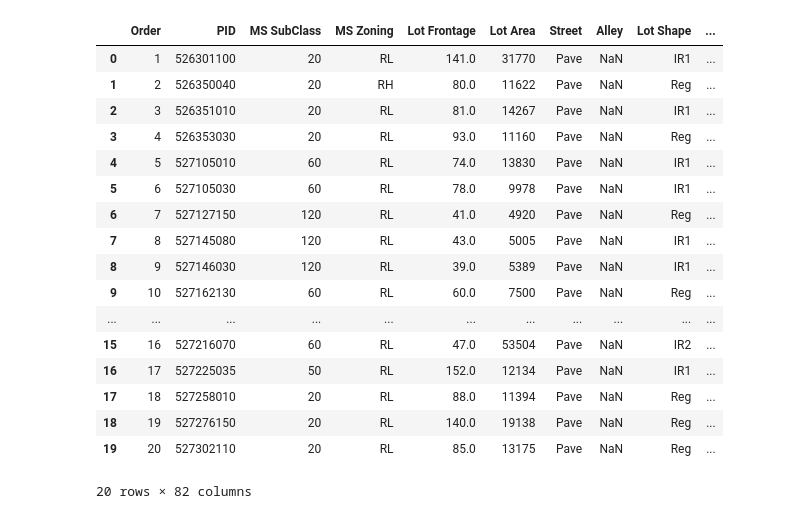
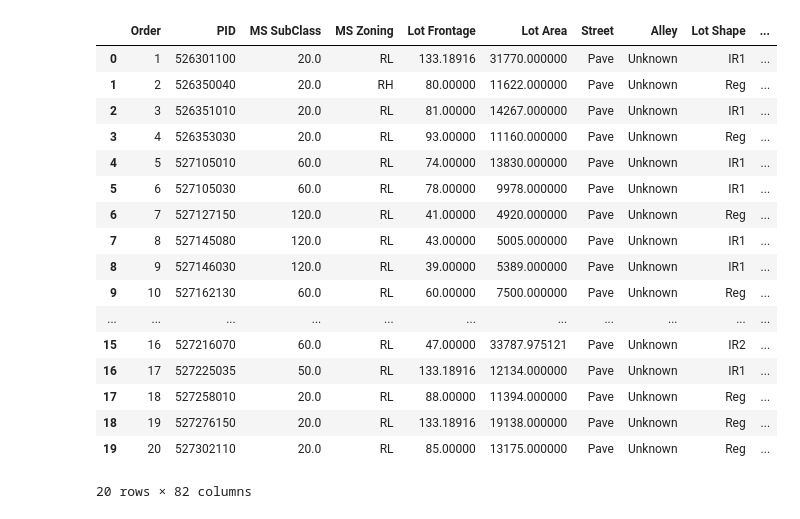
Before and after one commit to marlen004/Ames-Housing-Prices, a Jupyter notebook: analysis/eda.ipynb, the cells around one changed output. Cells and saved outputs as stored; diff of their text form; code cells hidden in the pictures.

```diff
--- a/analysis/eda.ipynb
+++ b/analysis/eda.ipynb
@@ -7,26 +8,26 @@ import os
 # %%
-data_dir = Path("/Users/marlen_raushanov/Desktop/project_1/data/raw")
-filename = "AmesHousing_raw.txt"
-df_raw = pd.read_csv(data_dir/filename, delimiter = '\t')
+data_dir = Path("/Users/marlen_raushanov/Desktop/project_1/data/clean")
+filename = "AmesHousing_clean.csv"
+df_clean = pd.read_csv(data_dir/filename)
 # %%
-df_raw.head(20)
+df_clean.head(20)
 # %% [output]
 |  | Order | PID | MS SubClass | MS Zoning | Lot Frontage | Lot Area | Street | Alley | Lot Shape | ... |
-| 0 | 1 | 526301100 | 20 | RL | 141.0 | 31770 | Pave | NaN | IR1 | ... |
-| 1 | 2 | 526350040 | 20 | RH | 80.0 | 11622 | Pave | NaN | Reg | ... |
-| 2 | 3 | 526351010 | 20 | RL | 81.0 | 14267 | Pave | NaN | IR1 | ... |
-| 3 | 4 | 526353030 | 20 | RL | 93.0 | 11160 | Pave | NaN | Reg | ... |
-| 4 | 5 | 527105010 | 60 | RL | 74.0 | 13830 | Pave | NaN | IR1 | ... |
-| 5 | 6 | 527105030 | 60 | RL | 78.0 | 9978 | Pave | NaN | IR1 | ... |
-| 6 | 7 | 527127150 | 120 | RL | 41.0 | 4920 | Pave | NaN | Reg | ... |
-| 7 | 8 | 527145080 | 120 | RL | 43.0 | 5005 | Pave | NaN | IR1 | ... |
-| 8 | 9 | 527146030 | 120 | RL | 39.0 | 5389 | Pave | NaN | IR1 | ... |
-| 9 | 10 | 527162130 | 60 | RL | 60.0 | 7500 | Pave | NaN | Reg | ... |
+| 0 | 1 | 526301100 | 20.0 | RL | 133.18916 | 31770.000000 | Pave | Unknown | IR1 | ... |
+| 1 | 2 | 526350040 | 20.0 | RH | 80.00000 | 11622.000000 | Pave | Unknown | Reg | ... |
+| 2 | 3 | 526351010 | 20.0 | RL | 81.00000 | 14267.000000 | Pave | Unknown | IR1 | ... |
+| 3 | 4 | 526353030 | 20.0 | RL | 93.00000 | 11160.000000 | Pave | Unknown | Reg | ... |
+| 4 | 5 | 527105010 | 60.0 | RL | 74.00000 | 13830.000000 | Pave | Unknown | IR1 | ... |
+| 5 | 6 | 527105030 | 60.0 | RL | 78.00000 | 9978.000000 | Pave | Unknown | IR1 | ... |
+| 6 | 7 | 527127150 | 120.0 | RL | 41.00000 | 4920.000000 | Pave | Unknown | Reg | ... |
+| 7 | 8 | 527145080 | 120.0 | RL | 43.00000 | 5005.000000 | Pave | Unknown | IR1 | ... |
+| 8 | 9 | 527146030 | 120.0 | RL | 39.00000 | 5389.000000 | Pave | Unknown | IR1 | ... |
+| 9 | 10 | 527162130 | 60.0 | RL | 60.00000 | 7500.000000 | Pave | Unknown | Reg | ... |
 | ... | ... | ... | ... | ... | ... | ... | ... | ... | ... | ... |
-| 15 | 16 | 527216070 | 60 | RL | 47.0 | 53504 | Pave | NaN | IR2 | ... |
-| 16 | 17 | 527225035 | 50 | RL | 152.0 | 12134 | Pave | NaN | IR1 | ... |
-| 17 | 18 | 527258010 | 20 | RL | 88.0 | 11394 | Pave | NaN | Reg | ... |
-| 18 | 19 | 527276150 | 20 | RL | 140.0 | 19138 | Pave | NaN | Reg | ... |
-| 19 | 20 | 527302110 | 20 | RL | 85.0 | 13175 | Pave | NaN | Reg | ... |
+| 15 | 16 | 527216070 | 60.0 | RL | 47.00000 | 33787.975121 | Pave | Unknown | IR2 | ... |
+| 16 | 17 | 527225035 | 50.0 | RL | 133.18916 | 12134.000000 | Pave | Unknown | IR1 | ... |
+| 17 | 18 | 527258010 | 20.0 | RL | 88.00000 | 11394.000000 | Pave | Unknown | Reg | ... |
+| 18 | 19 | 527276150 | 20.0 | RL | 133.18916 | 19138.000000 | Pave | Unknown | Reg | ... |
+| 19 | 20 | 527302110 | 20.0 | RL | 85.00000 | 13175.000000 | Pave | Unknown | Reg | ... |
 20 rows × 82 columns
 # %%
```
Also changed, not shown: parts of 6 cells of this notebook, 1 other file.
